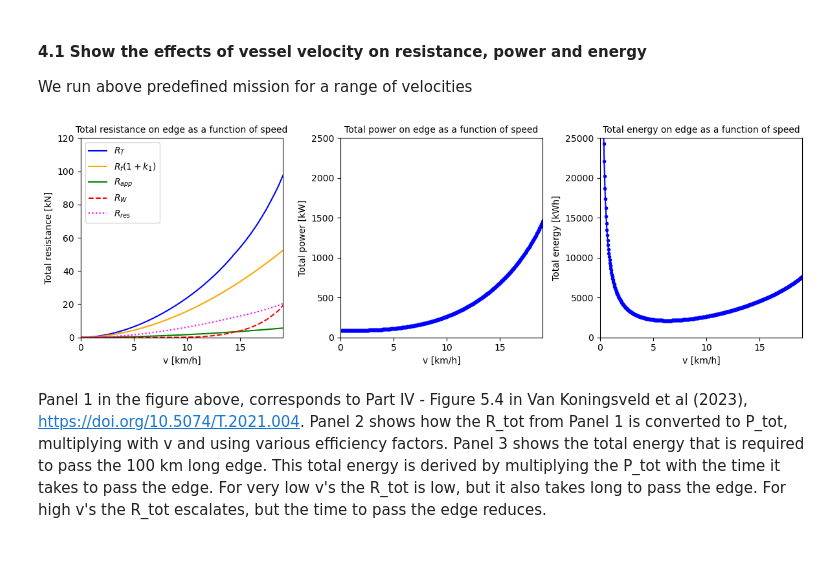
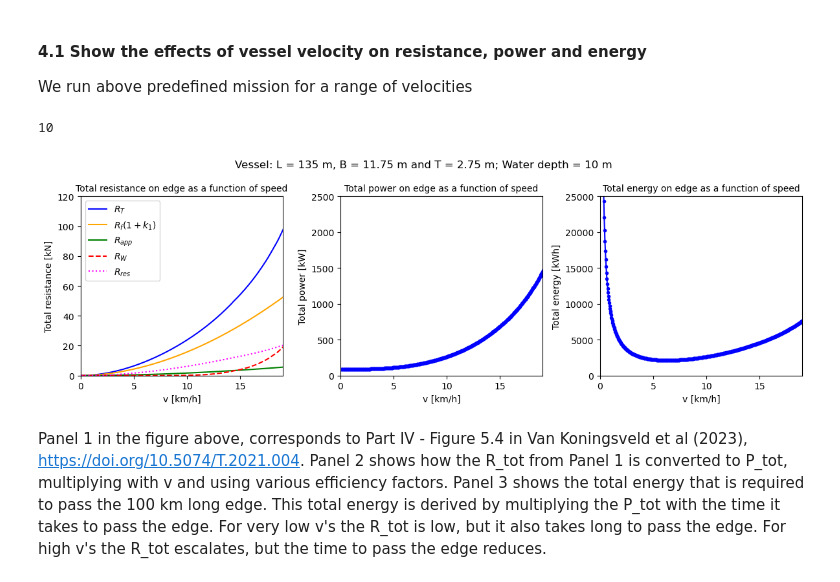
Before and after one commit to TUDelft-CITG/OpenTNSim, a Jupyter notebook: notebooks/0103 - In-depth energy module behaviour.ipynb, the cells around one changed output. Saved outputs shown, nothing was run; the diff lists cells and outputs as text; code cells hidden in the pictures; blank space fills up the shorter version.

Commit message:
Improved plotting

```diff
--- a/notebooks/0103 - In-depth energy module behaviour.ipynb
+++ b/notebooks/0103 - In-depth energy module behaviour.ipynb
@@ -204,6 +206,10 @@ for index, df in enumerate(dfs):
     R_res.append(vessels[index].R_res)
     P_tot.append(df.P_tot.values[0])
     total_energy.append(df.total_energy.values[0])
+# %%
+vessels[0].env.graph.edges[('0','1')]['Info']['GeneralDepth']
+# %% [output]
+10
 # %%
 # Generate plot
 fig, axes = plt.subplots(1,3,figsize=(12,4))
@@ -211,35 +217,41 @@ fig, axes = plt.subplots(1,3,figsize=(12,4))
 # plot resistance components as a function of vessel speed
 axes[0].plot([i*3.6 for i in velocity_range], R_tot, '-',  c='blue', mfc='blue', mec='blue', markersize=3, label='$R_T$')
 axes[0].plot([i*3.6 for i in velocity_range], R_f_one_k1, '-',  c='orange', mfc='orange', mec='orange', markersize=3, label='$R_f (1+k_1)$')
 axes[0].plot([i*3.6 for i in velocity_range], R_APP, '-',  c='green', mfc='green', mec='green', markersize=3, label='$R_{app}$')
 axes[0].plot([i*3.6 for i in velocity_range], R_W, '--',  c='red', mfc='red', mec='red', markersize=3, label='$R_W$')
 axes[0].plot([i*3.6 for i in velocity_range], R_res, ':',  c='magenta', mfc='magenta', mec='magenta', markersize=3, label='$R_{res}$')
 
 axes[0].axis([0,19,0,120])
 axes[0].set_xlabel('v [km/h]');
 axes[0].set_ylabel('Total resistance [kN]');
 axes[0].set_title('Total resistance on edge as a function of speed', fontsize=10);
 axes[0].legend(loc='upper left')
 
 # plot total power needed to pass the edge as a function of vessel speed
 axes[1].plot([i*3.6 for i in velocity_range], P_tot, '-o',  c='blue', mfc='blue', mec='blue', markersize=3)
 
 axes[1].axis([0,19,0,2500])
 axes[1].set_xlabel('v [km/h]');
 axes[1].set_ylabel('Total power [kW]');
 axes[1].set_title('Total power on edge as a function of speed', fontsize=10);
 
 # plot total energy needed to pass the edge as a function of vessel speed
 axes[2].plot([i*3.6 for i in velocity_range], total_energy, '-o',  c='blue', mfc='blue', mec='blue', markersize=3)
 
 axes[2].axis([0,19,0,25000])
 axes[2].set_xlabel('v [km/h]');
 axes[2].set_ylabel('Total energy [kWh]');
 axes[2].set_title('Total energy on edge as a function of speed', fontsize=10);
 
-fig.tight_layout()
+# Add a super title
+fig.suptitle("Vessel: L = {} m, B = {} m and T = {} m; Water depth = {} m".format(vessels[0].L, vessels[0].B, vessels[0].T, vessels[0].env.graph.edges[('0','1')]['Info']['GeneralDepth']), fontsize=12)
+
+# Adjust layout to bring the title closer to the plots
+fig.tight_layout(rect=[0, 0, 1, 1])  # Adjust the top margin (last value)
+
+plt.show()
 # %% [output]
-[figure, old version]
+[figure, new version]
 # %% [markdown]
 Panel 1 in the figure above, corresponds to Part IV - Figure 5.4 in Van Koningsveld et al (2023), https://doi.org/10.5074/T.2021.004. Panel 2 shows how the R_tot from Panel 1 is converted to P_tot, multiplying with v and using various efficiency factors. Panel 3 shows the total energy that is required to pass the 100 km long edge. This total energy is derived by multiplying the P_tot with the time it takes to pass the edge. For very low v's the R_tot is low, but it also takes long to pass the edge. For high v's the R_tot escalates, but the time to pass the edge reduces.
 # %% [markdown]
```
Also changed, not shown: parts of 1 cell of this notebook.
